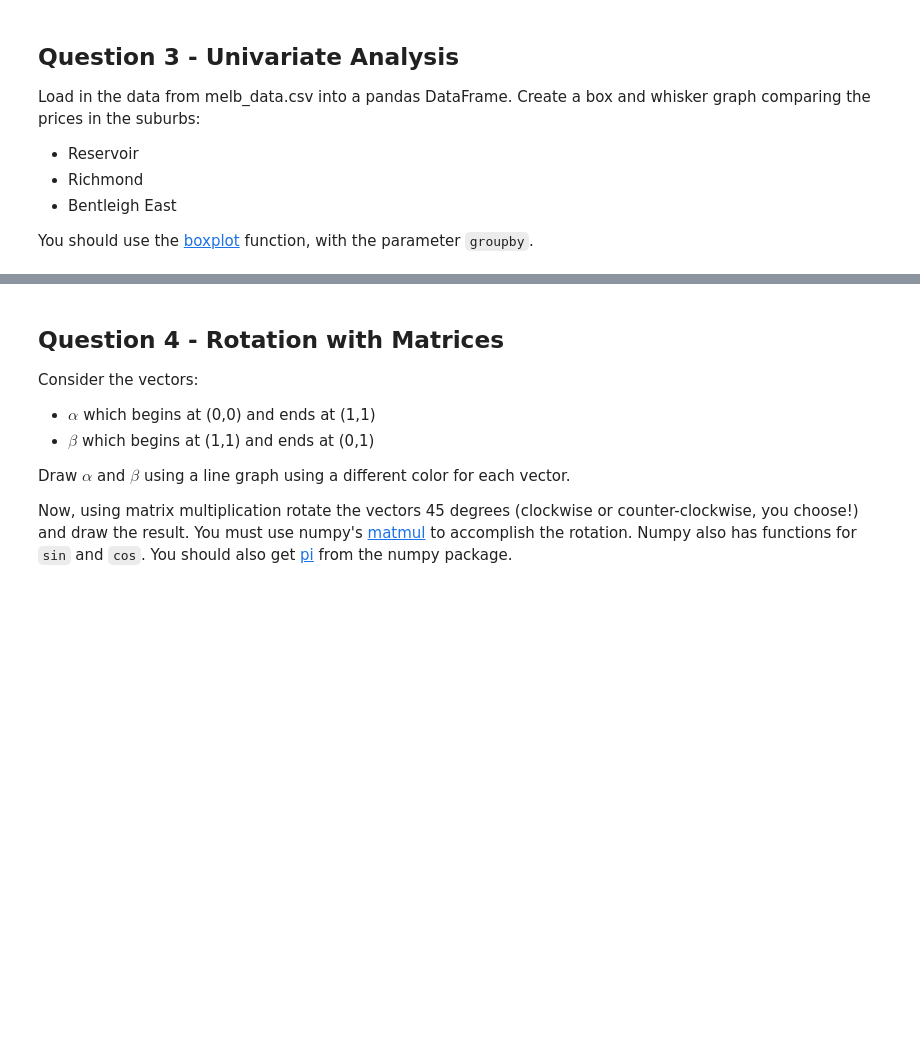
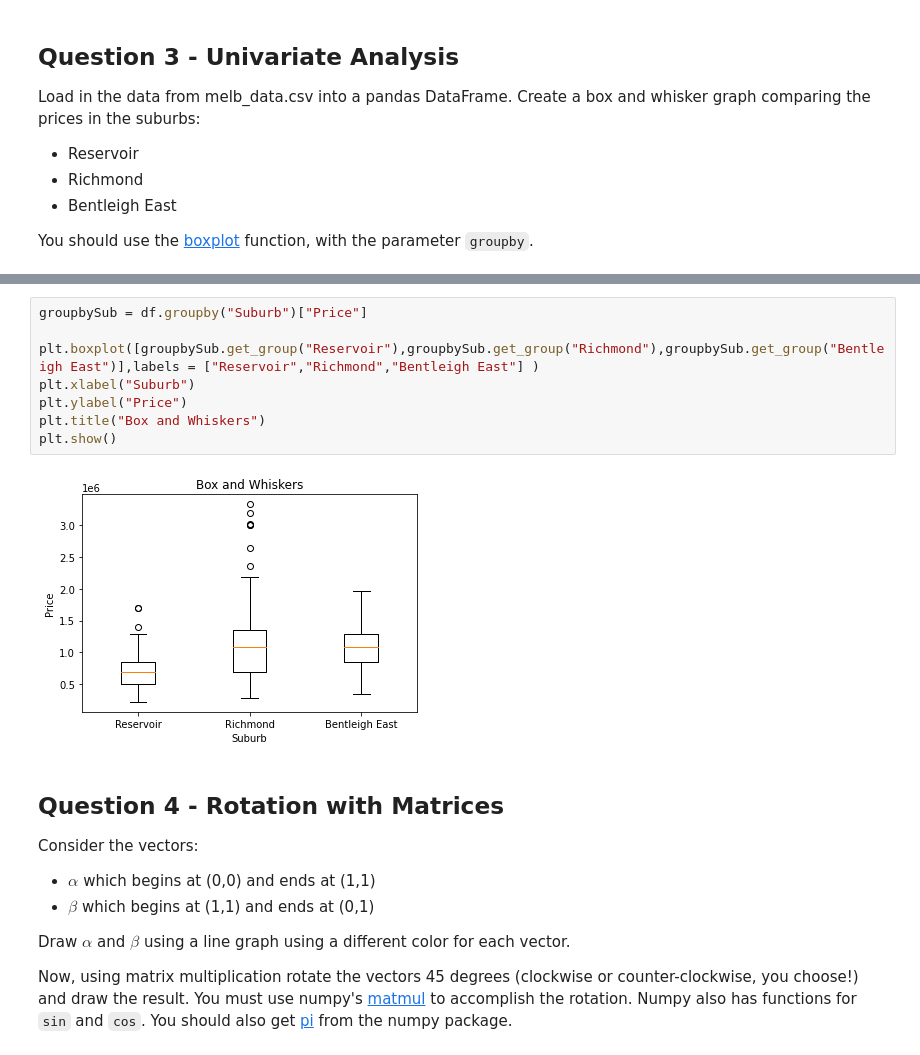
Before and after one commit to alex-chiu/CS329E-Data-Analytics, a Jupyter notebook: HW2/329e_HW2.ipynb, the cells around one changed output, grey strips where cells are left out. Saved outputs shown, nothing was run; the diff lists cells and outputs as text; blank space fills up the shorter version.

```diff
--- a/HW2/329e_HW2.ipynb
+++ b/HW2/329e_HW2.ipynb
@@ -49,3 +71,13 @@ You should use the [boxplot](https://pandas.pydata.org/pandas-docs/stable/refere
+# %%
+groupbySub = df.groupby("Suburb")["Price"]
+
+plt.boxplot([groupbySub.get_group("Reservoir"),groupbySub.get_group("Richmond"),groupbySub.get_group("Bentleigh East")],labels = ["Reservoir","Richmond","Bentleigh East"] )
+plt.xlabel("Suburb")
+plt.ylabel("Price")
+plt.title("Box and Whiskers")
+plt.show()
+# %% [output]
+[figure, added]
 # %% [markdown]
 ## Question 4 - Rotation with Matrices
 
```
Also changed, not shown: parts of 8 cells of this notebook.
